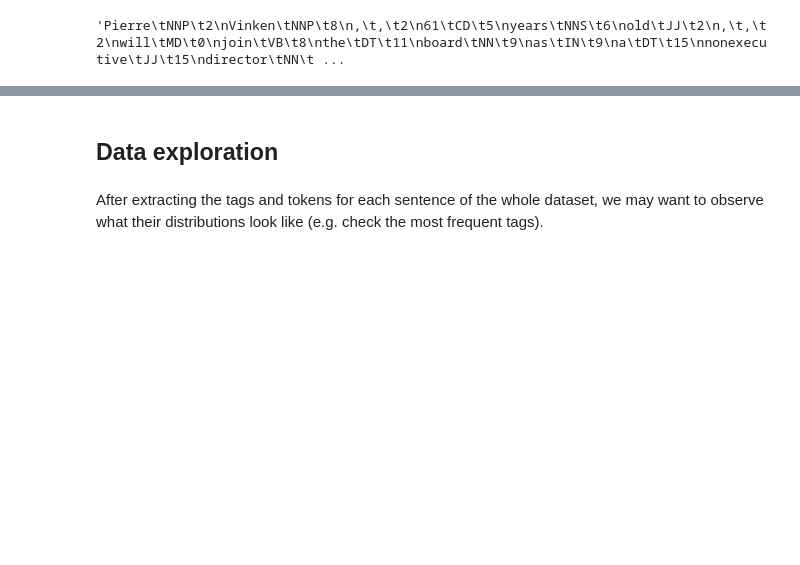
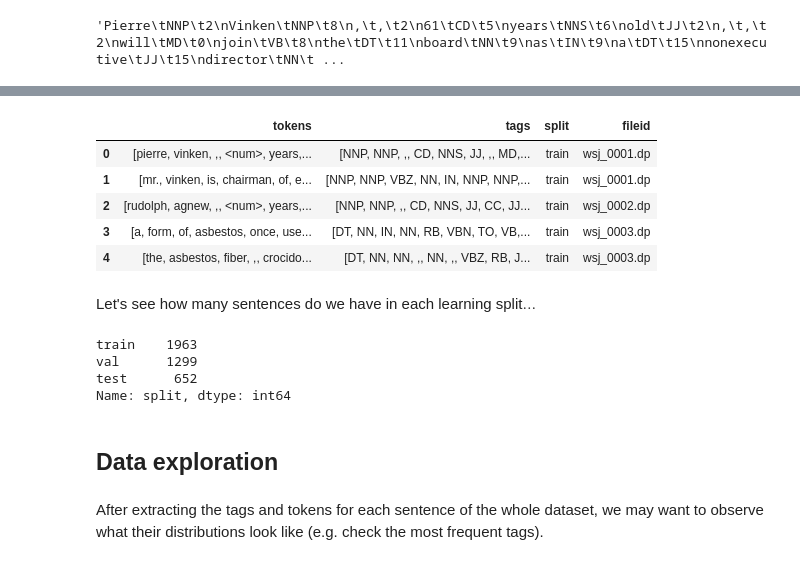
Before and after one commit to Wadaboa/nlp-assignments, a Jupyter notebook: sequence_labeling.ipynb, the cells around one changed output, grey strips where cells are left out. Cells and saved outputs as stored; diff of their text form; code cells hidden in the pictures; blank space fills up the shorter version.

```diff
--- a/sequence_labeling.ipynb
+++ b/sequence_labeling.ipynb
@@ -189,0 +222,10 @@ whole_tokens, whole_tags = parse_files(whole_files, preprocessor=preprocess_toke
+# %%
+whole_tokens, whole_tags = parse_files(
+    whole_files, preprocessor=preprocess_token, split_sentences=True, split_token=""
+)
+whole_sentences_tokens = [
+    sentence for document in whole_tokens for sentence in document
+]
+whole_sentences_tags = [
+    sentence_tags for document in whole_tags for sentence_tags in document
+]
@@ -190,3 +238,37 @@ whole_tokens, whole_tags = parse_files(whole_files, preprocessor=preprocess_toke
+# %%
+df = pd.DataFrame(
+    {
+        "tokens": whole_sentences_tokens,
+        "tags": whole_sentences_tags,
+        "split": [
+            split
+            for i, sentence in enumerate(whole_tokens)
+            for split in [splits[i]] * len(sentence)
+        ],
+        "fileid": [
+            fileid
+            for i, sentence in enumerate(whole_tokens)
+            for fileid in [whole_files[i]] * len(sentence)
+        ],
+    }
+)
+df.head()
+# %% [output]
+|  | tokens | tags | split | fileid |
+| 0 | [pierre, vinken, ,, <num>, years,... | [NNP, NNP, ,, CD, NNS, JJ, ,, MD,... | train | wsj_0001.dp |
+| 1 | [mr., vinken, is, chairman, of, e... | [NNP, NNP, VBZ, NN, IN, NNP, NNP,... | train | wsj_0001.dp |
+| 2 | [rudolph, agnew, ,, <num>, years,... | [NNP, NNP, ,, CD, NNS, JJ, CC, JJ... | train | wsj_0002.dp |
+| 3 | [a, form, of, asbestos, once, use... | [DT, NN, IN, NN, RB, VBN, TO, VB,... | train | wsj_0003.dp |
+| 4 | [the, asbestos, fiber, ,, crocido... | [DT, NN, NN, ,, NN, ,, VBZ, RB, J... | train | wsj_0003.dp |
+# %% [markdown]
+Let's see how many sentences do we have in each learning split$\dots$
+# %%
+df["split"].value_counts()
+# %% [output]
+train    1963
+val      1299
+test      652
+Name: split, dtype: int64
 # %% [markdown]
 ## Data exploration
 # %% [markdown]
```
Also changed, not shown: parts of 82 cells of this notebook.
